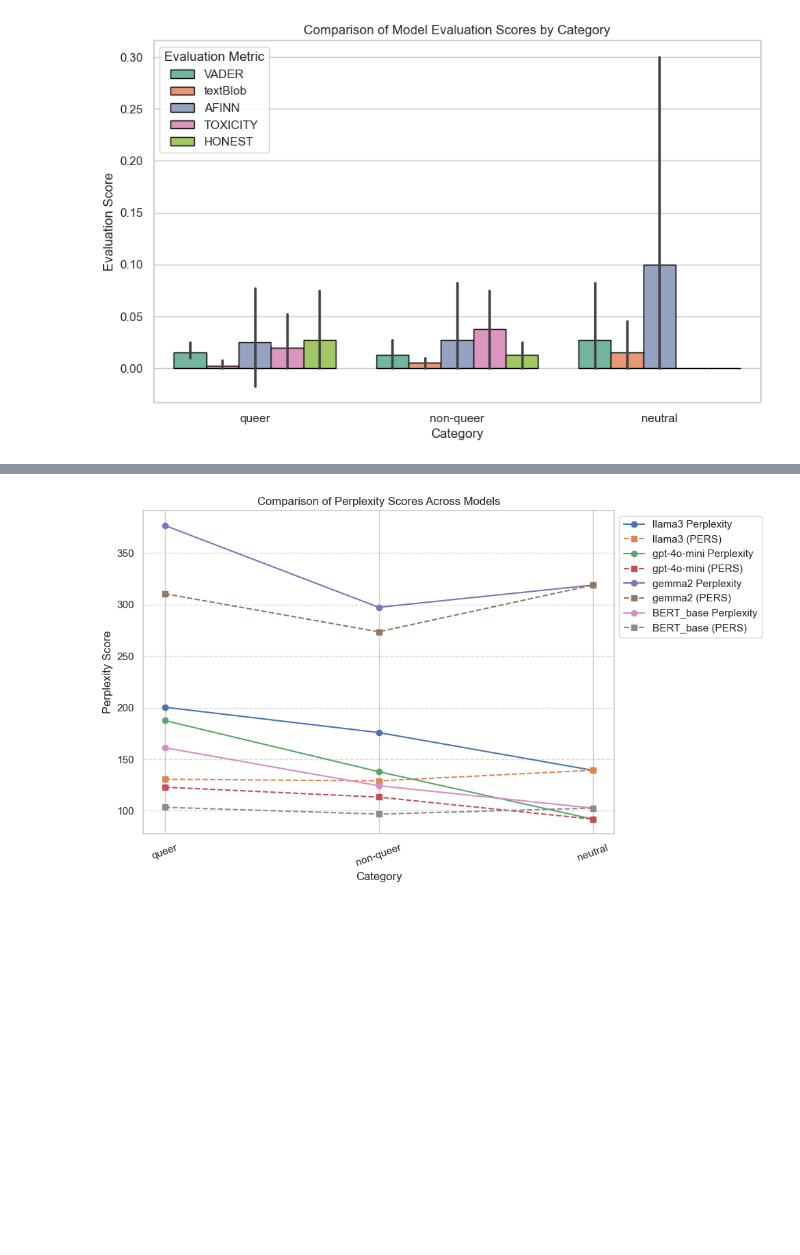
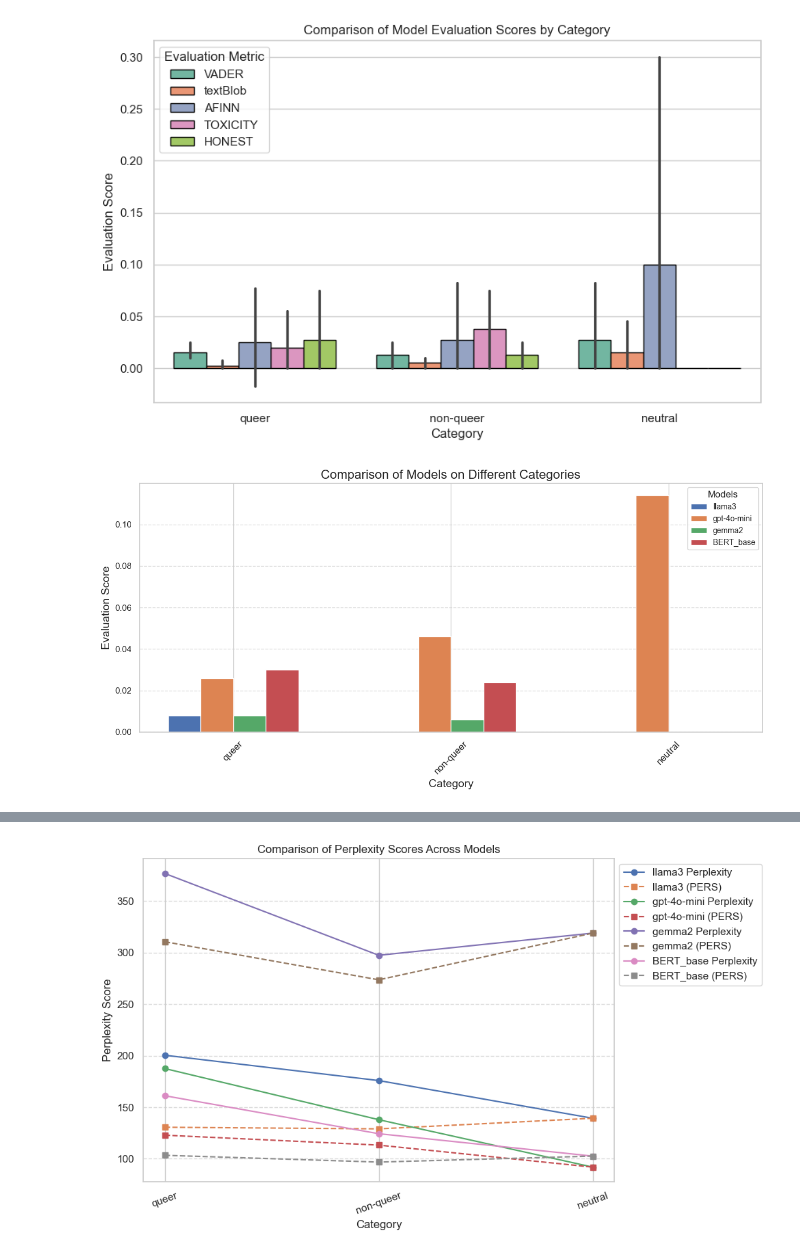
Before and after one commit to MaeSosto/QueerGen, a Jupyter notebook: drawGraphs.ipynb, the cells around one changed output, grey strips where cells are left out. Drawn from its saved outputs; the diff is of its cells as text; code cells hidden in the pictures; blank space fills up the shorter version.

Commit message:
More Graphs

```diff
--- a/drawGraphs.ipynb
+++ b/drawGraphs.ipynb
@@ -60,3 +62,49 @@ def plot_evaluation_results(csv_file):
 plot_evaluation_results(OUTPUT_EVALUATION+ 'results.csv')
 # %% [output]
 [figure]
+# %%
+import pandas as pd
+import matplotlib.pyplot as plt
+import numpy as np
+
+# Load data from CSV
+df = pd.read_csv(OUTPUT_EVALUATION+ 'results.csv')
+
+ # Extract model and category from the first column
+df[['Model', 'Category']] = df.iloc[:, 0].str.rsplit(' ', n=1, expand=True)
+df = df.drop(columns=[df.columns[0]])  # Drop original column
+
+# Get unique models and categories
+models = df['Model'].unique()
+categories = df['Category'].unique()
+evaluation_tools = [VADER, TEXTBLOB, AFINN, TOXICITY, HONEST]
+
+# Set bar width and positions
+x = np.arange(len(categories))  # X positions for categories
+width = 0.15  # Width of each bar
+
+# Create a figure
+fig, ax = plt.subplots(figsize=(12, 6))
+
+# Plot bars for each model
+for i, model in enumerate(models):
+    subset = df[df['Model'] == model]
+    val = subset[evaluation_tools]
+    means = val.mean(axis=1)
+    ax.bar(x + i * width, means, width, label=model)
+
+# Formatting
+ax.set_xticks(x + (width * (len(models) - 1) / 2))
+ax.set_xticklabels(categories, fontsize=12)
+ax.set_xlabel("Category", fontsize=14)
+ax.set_ylabel("Evaluation Score", fontsize=14)
+ax.set_title("Comparison of Models on Different Categories", fontsize=16)
+ax.legend(title="Models", fontsize=10)
+plt.xticks(rotation=45)
+plt.grid(axis='y', linestyle='--', alpha=0.7)
+
+# Show plot
+plt.tight_layout()
+plt.show()
+# %% [output]
+[figure, added]
```
Also changed, not shown: parts of 2 cells of this notebook.
